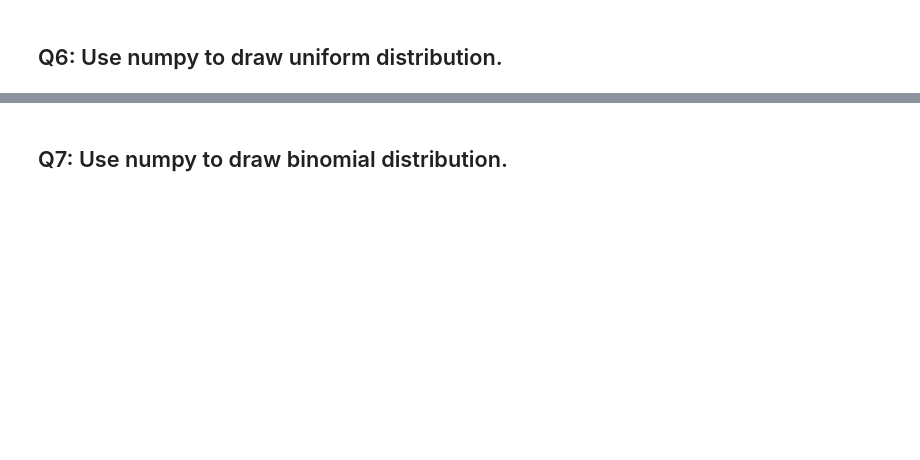
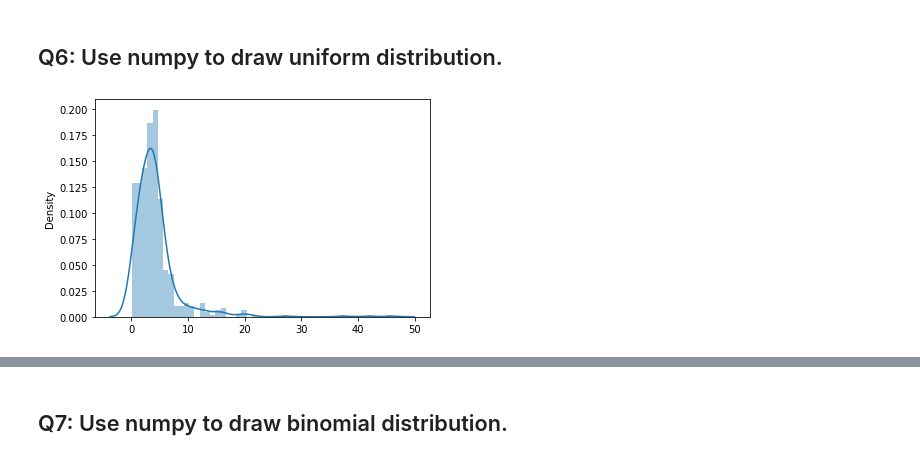
Before and after one commit to AlaaQadri/Statistics-Lab1, a Jupyter notebook: Statistics_Assignment.ipynb, the cells around one changed output, grey strips where cells are left out. Drawn from its saved outputs; the diff is of its cells as text; code cells hidden in the pictures; blank space fills up the shorter version.

```diff
--- a/Statistics_Assignment.ipynb
+++ b/Statistics_Assignment.ipynb
@@ -178,3 +178,9 @@ plt.show()
 # %% [markdown]
 ## Q6: Use numpy to draw uniform distribution.
+# %%
+sns.distplot(np.random.uniform(df_boston['CRIM'],high=5), hist=True)
+
+plt.show()
+# %% [output]
+[figure, added]
 # %%
```
Also changed, not shown: parts of 7 cells of this notebook.
